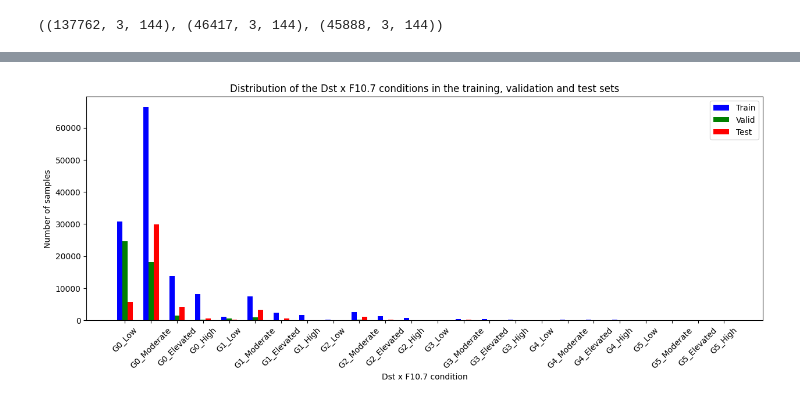
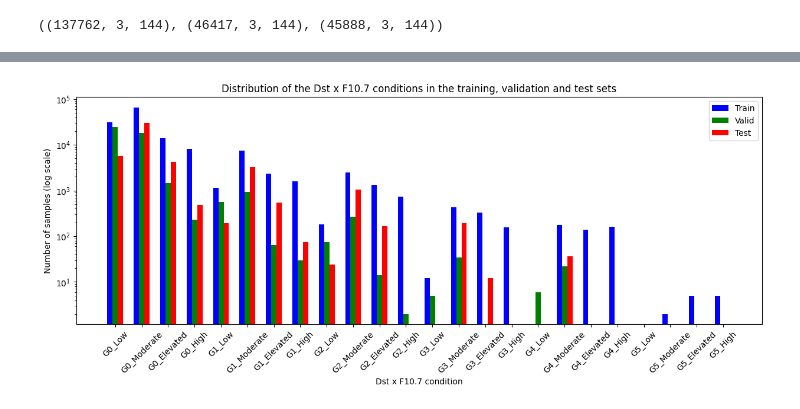
Before and after one commit to ARCLab-MIT/SW-Transformers-Forecaster-Framework, a Jupyter notebook: dev_nbs/dst_eval.ipynb, the cells around one changed output, grey strips where cells are left out. Cells and saved outputs as stored; diff of their text form; code cells hidden in the pictures.

```diff
--- a/dev_nbs/dst_eval.ipynb
+++ b/dev_nbs/dst_eval.ipynb
@@ -271,0 +303,6 @@ G5_High              (5, 3, 144)          (0,)                 (0,)
+# %%
+# Get the idxs (with respect to the test set) of the samples that match
+# each Dst x F10.7 condition
+y_test_split_idxs = get_idxs_per_dst_condition(y_combined_test)
+for key, value in y_test_split_idxs.items():
+    print(key, value.shape)
@@ -272,22 +327,23 @@ G5_High              (5, 3, 144)          (0,)                 (0,)
 # %%
 # Compare the distributions dhown in the previous table with a plot
 # Plot the distribution of the Dst x F10.7 combinations in the training, validation and test sets
 fig, ax = plt.subplots(figsize=(15, 5))
 ax.bar(np.arange(len(all_possible_dst_conditions))-0.2,
         [ifnone(y_combined_train_split.get(key),np.array([])).shape[0] for key in all_possible_dst_conditions],
         width=0.2, color='b', align='center', label='Train')
 ax.bar(np.arange(len(all_possible_dst_conditions)),
         [ifnone(y_combined_valid_split.get(key),np.array([])).shape[0] for key in all_possible_dst_conditions],
         width=0.2, color='g', align='center', label='Valid')
 ax.bar(np.arange(len(all_possible_dst_conditions))+0.2,
         [ifnone(y_combined_test_split.get(key),np.array([])).shape[0] for key in all_possible_dst_conditions],
         width=0.2, color='r', align='center', label='Test')
 ax.set_xticks(np.arange(len(all_possible_dst_conditions)))
 ax.set_xticklabels(all_possible_dst_conditions, rotation=45)
-ax.set_ylabel('Number of samples')
+ax.set_ylabel('Number of samples (log scale)')
+ax.set_yscale('log')
 ax.set_xlabel('Dst x F10.7 condition')
 ax.set_title('Distribution of the Dst x F10.7 conditions in the training, validation and test sets')
 ax.legend()
 plt.show()
 # %% [output]
-[figure, old version]
+[figure, new version]
```
Also changed, not shown: parts of 15 cells of this notebook, 7 other files.
